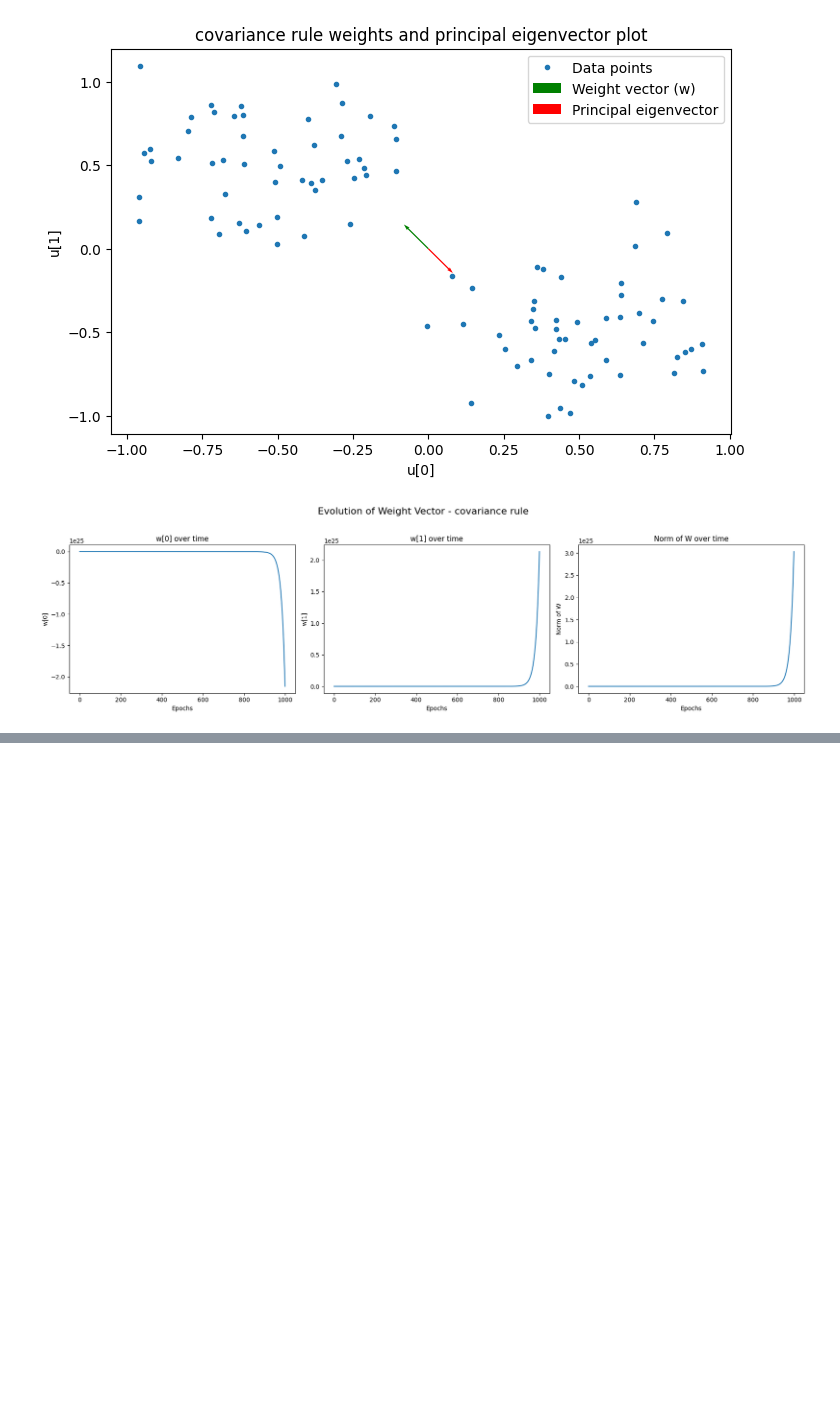
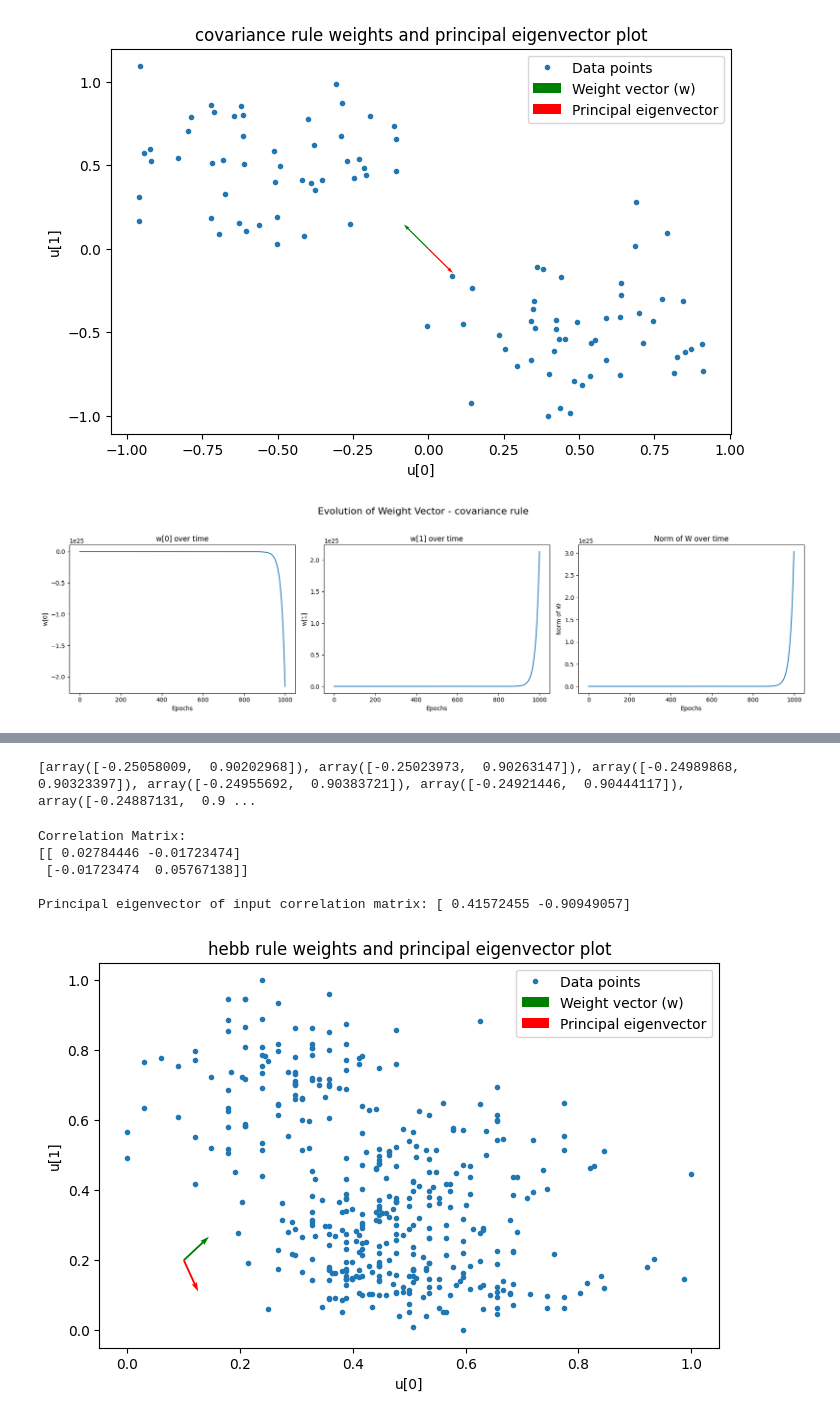
Before and after one commit to francealip/cns_lab, a Jupyter notebook: LAB2_1/hebb_rule.ipynb, the cells around one changed output, grey strips where cells are left out. Drawn from its saved outputs; the diff is of its cells as text; code cells hidden in the pictures; blank space fills up the shorter version.

```diff
--- a/LAB2_1/hebb_rule.ipynb
+++ b/LAB2_1/hebb_rule.ipynb
@@ -212,0 +250,31 @@ plot_2(tspan, w_history, "covariance_rule")
+# %%
+epochs = 10000
+lr = 1e-5
+delta = 1e-7
+
+w, w_history, convergence = firing_rate_model("hebb", u, epochs, lr, delta, seed=42)
+save_weights(w_history, "hebb_rule", "dataset_2")
+# %%
+# Extra code to convert back weights if needed:
+hebb_weights = np.load("outputs/dataset_2/hebb_rule/weights.npz")
+hebb_weights = [hebb_weights[f"arr_{i}"] for i in range(len(hebb_weights.files))]
+print(hebb_weights)
+# %% [output]
+[array([-0.25058009,  0.90202968]), array([-0.25023973,  0.90263147]), array([-0.24989868,  0.90323397]), array([-0.24955692,  0.90383721]), array([-0.24921446,  0.90444117]), array([-0.24887131,  0.9 ...
+# %%
+q = np.cov(u)
+eval, evec = np.linalg.eig(q)
+p_evec = evec.T[np.argmax(eval)]
+
+print(f"Correlation Matrix: \n{q}")
+print(f"\nPrincipal eigenvector of input correlation matrix: {p_evec}")
+# %% [output]
+Correlation Matrix:
+[[ 0.02784446 -0.01723474]
+ [-0.01723474  0.05767138]]
+
+Principal eigenvector of input correlation matrix: [ 0.41572455 -0.90949057]
+# %%
+plot_1(u, w, p_evec, "hebb_rule", "dataset_2")
+# %% [output]
+[figure, added]
```
Also changed, not shown: parts of 48 cells of this notebook, 1 other file.
